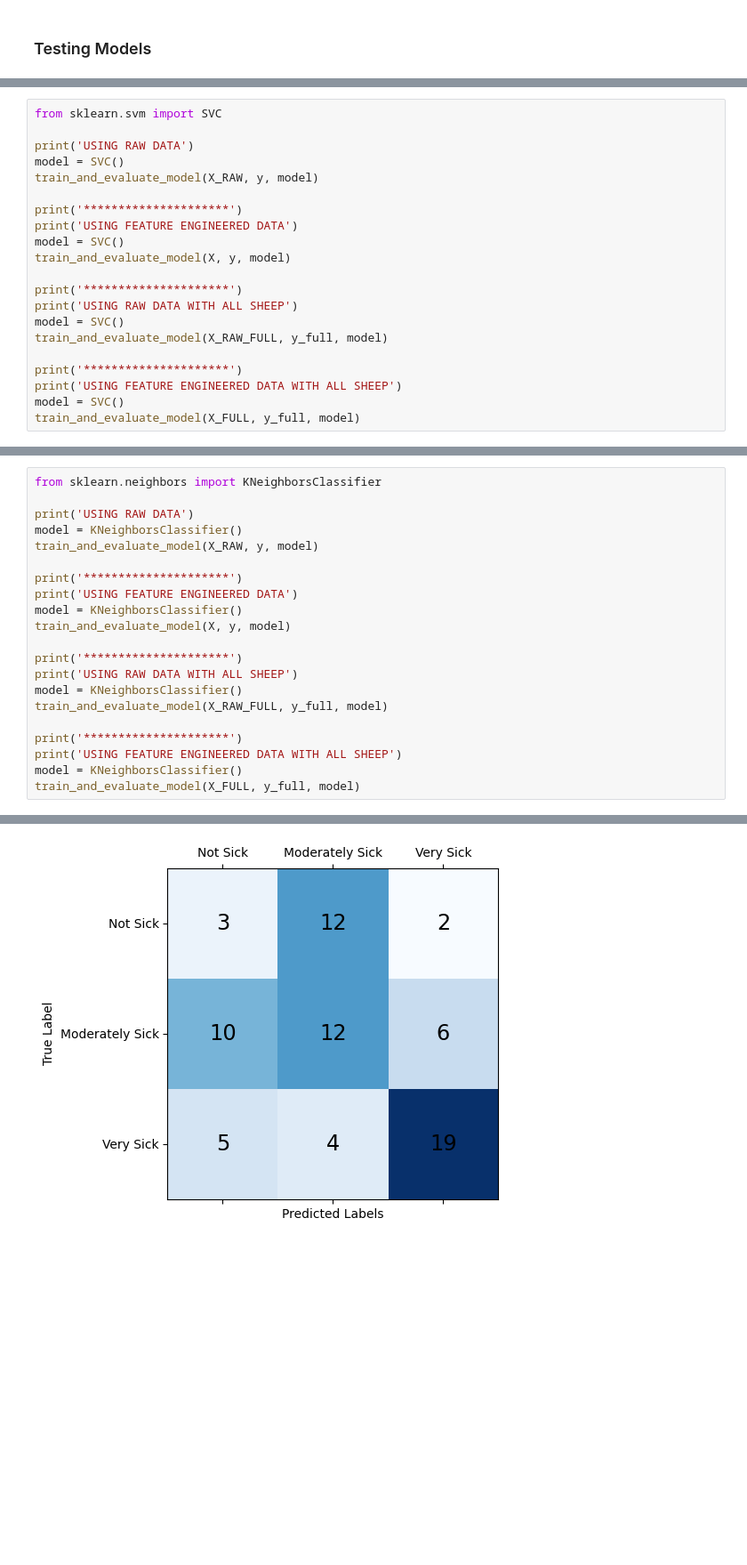
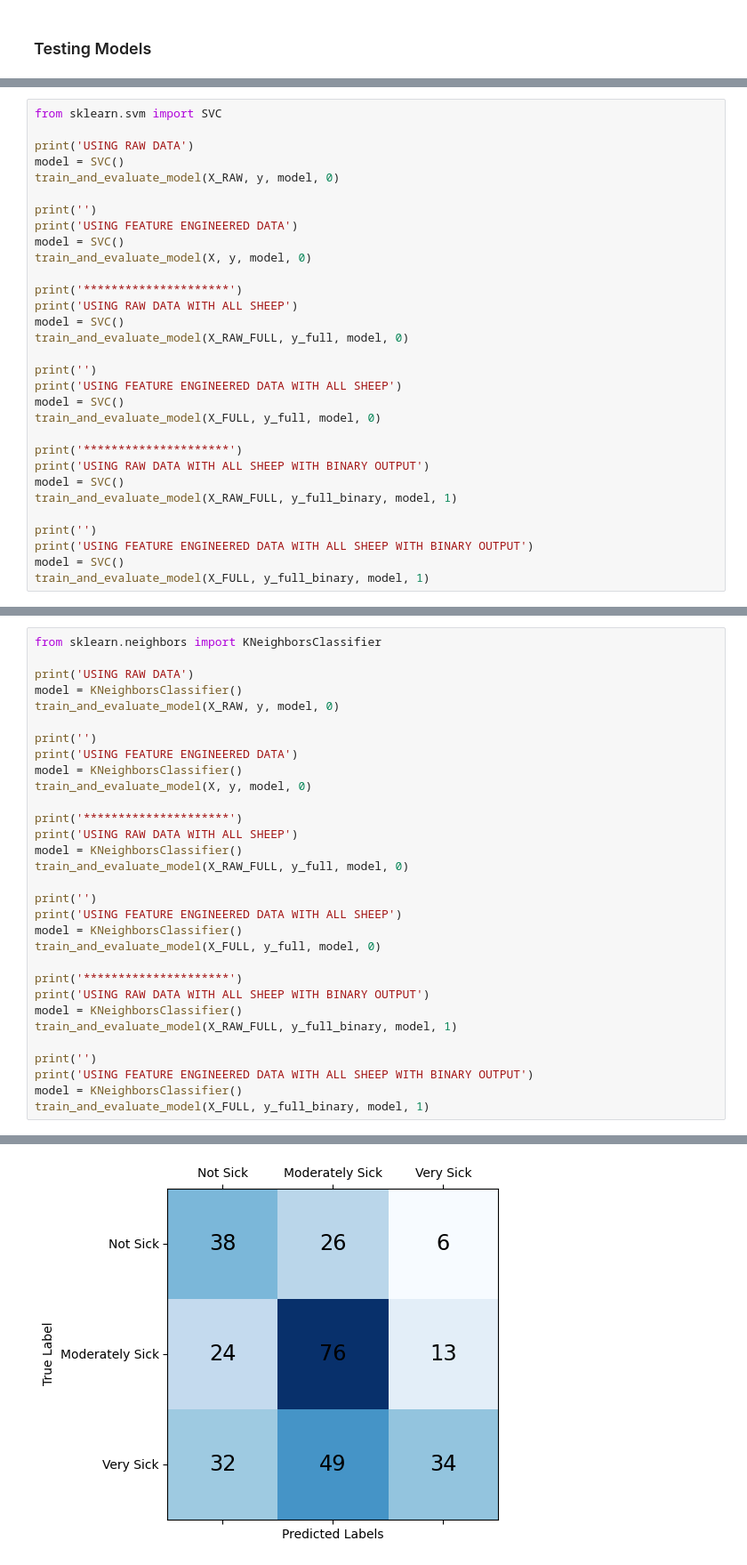
Before and after one commit to jmandzak/SheepActivity, a Jupyter notebook: part2.ipynb, the cells around one changed output, grey strips where cells are left out. Shown at 89% size. Saved outputs shown, nothing was run; the diff lists cells and outputs as text; blank space fills up the shorter version.

Commit message:
Fixed to use all sheep, added binary option sick or healthy

```diff
--- a/part2.ipynb
+++ b/part2.ipynb
@@ -376,22 +421,32 @@ from sklearn.svm import SVC
 
 print('USING RAW DATA')
 model = SVC()
-train_and_evaluate_model(X_RAW, y, model)
+train_and_evaluate_model(X_RAW, y, model, 0)
 
-print('*********************')
+print('')
 print('USING FEATURE ENGINEERED DATA')
 model = SVC()
-train_and_evaluate_model(X, y, model)
+train_and_evaluate_model(X, y, model, 0)
 
 print('*********************')
 print('USING RAW DATA WITH ALL SHEEP')
 model = SVC()
-train_and_evaluate_model(X_RAW_FULL, y_full, model)
+train_and_evaluate_model(X_RAW_FULL, y_full, model, 0)
+
+print('')
+print('USING FEATURE ENGINEERED DATA WITH ALL SHEEP')
+model = SVC()
+train_and_evaluate_model(X_FULL, y_full, model, 0)
 
 print('*********************')
-print('USING FEATURE ENGINEERED DATA WITH ALL SHEEP')
+print('USING RAW DATA WITH ALL SHEEP WITH BINARY OUTPUT')
 model = SVC()
-train_and_evaluate_model(X_FULL, y_full, model)
+train_and_evaluate_model(X_RAW_FULL, y_full_binary, model, 1)
+
+print('')
+print('USING FEATURE ENGINEERED DATA WITH ALL SHEEP WITH BINARY OUTPUT')
+model = SVC()
+train_and_evaluate_model(X_FULL, y_full_binary, model, 1)
 # %% [output]
 USING RAW DATA
 All accuracy scores from 10 folds:
@@ -419,22 +476,32 @@ from sklearn.neighbors import KNeighborsClassifier
 
 print('USING RAW DATA')
 model = KNeighborsClassifier()
-train_and_evaluate_model(X_RAW, y, model)
+train_and_evaluate_model(X_RAW, y, model, 0)
 
-print('*********************')
+print('')
 print('USING FEATURE ENGINEERED DATA')
 model = KNeighborsClassifier()
-train_and_evaluate_model(X, y, model)
+train_and_evaluate_model(X, y, model, 0)
 
 print('*********************')
 print('USING RAW DATA WITH ALL SHEEP')
 model = KNeighborsClassifier()
-train_and_evaluate_model(X_RAW_FULL, y_full, model)
+train_and_evaluate_model(X_RAW_FULL, y_full, model, 0)
+
+print('')
+print('USING FEATURE ENGINEERED DATA WITH ALL SHEEP')
+model = KNeighborsClassifier()
+train_and_evaluate_model(X_FULL, y_full, model, 0)
 
 print('*********************')
-print('USING FEATURE ENGINEERED DATA WITH ALL SHEEP')
+print('USING RAW DATA WITH ALL SHEEP WITH BINARY OUTPUT')
 model = KNeighborsClassifier()
-train_and_evaluate_model(X_FULL, y_full, model)
+train_and_evaluate_model(X_RAW_FULL, y_full_binary, model, 1)
+
+print('')
+print('USING FEATURE ENGINEERED DATA WITH ALL SHEEP WITH BINARY OUTPUT')
+model = KNeighborsClassifier()
+train_and_evaluate_model(X_FULL, y_full_binary, model, 1)
 # %% [output]
 USING RAW DATA
 All accuracy scores from 10 folds:
@@ -456,3 +523,3 @@ Mean Accuracy from 10 Fold Cross-Validation: 62.14%
 [figure]
 [figure]
-[figure, old version]
+[figure, new version]
```
Also changed, not shown: parts of 7 cells of this notebook.
